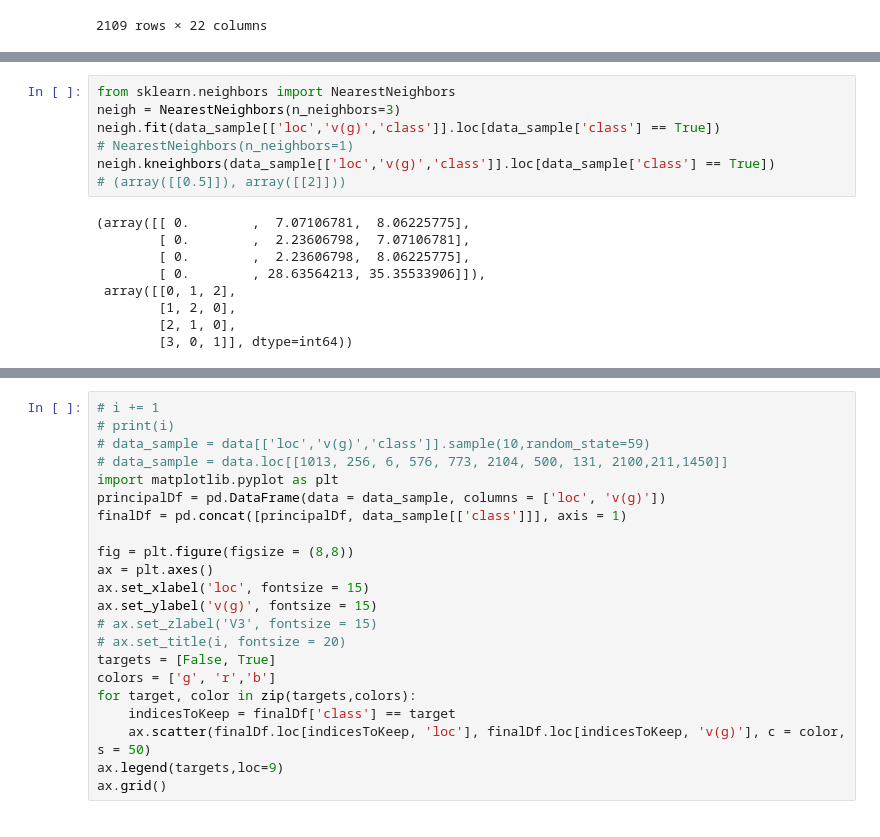
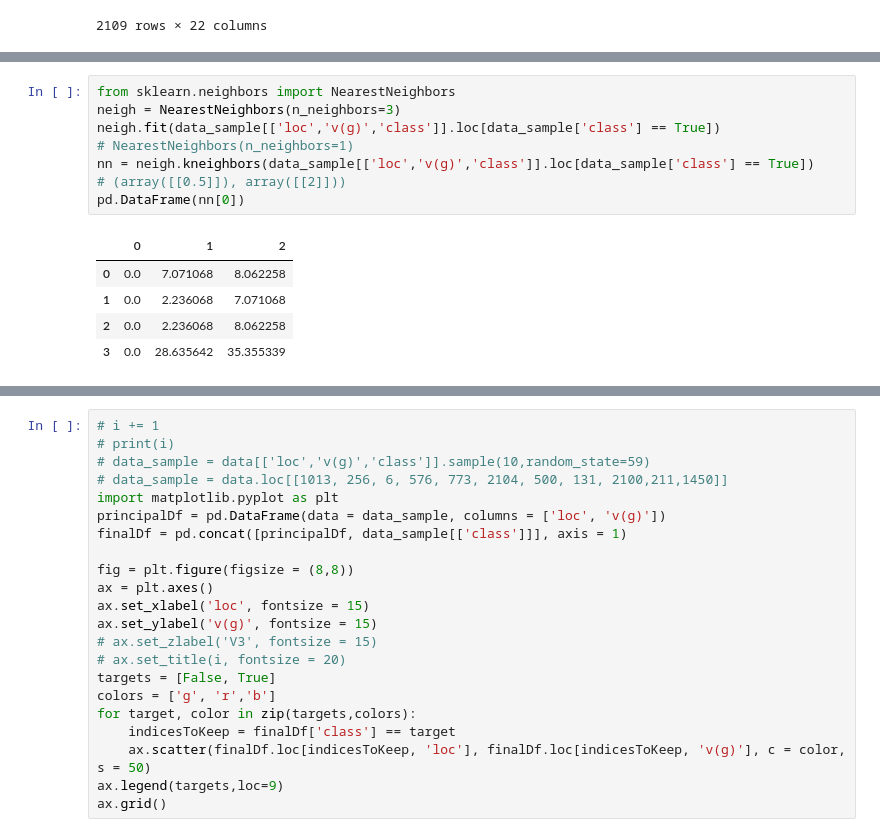
Before and after one commit to Fajaragst/Skripsi-code, a Jupyter notebook: Eksperimen/SMOTE/Untitled1.ipynb, the cells around one changed output, grey strips where cells are left out. Saved outputs shown, nothing was run; the diff lists cells and outputs as text.

```diff
--- a/Eksperimen/SMOTE/Untitled1.ipynb
+++ b/Eksperimen/SMOTE/Untitled1.ipynb
@@ -32,16 +34,14 @@ data_sample[['loc','v(g)','class']].loc[data_sample['class'] == True]
 # %%
 from sklearn.neighbors import NearestNeighbors
 neigh = NearestNeighbors(n_neighbors=3)
 neigh.fit(data_sample[['loc','v(g)','class']].loc[data_sample['class'] == True])
 # NearestNeighbors(n_neighbors=1)
-neigh.kneighbors(data_sample[['loc','v(g)','class']].loc[data_sample['class'] == True])
+nn = neigh.kneighbors(data_sample[['loc','v(g)','class']].loc[data_sample['class'] == True])
 # (array([[0.5]]), array([[2]]))
+pd.DataFrame(nn[0])
 # %% [output]
-(array([[ 0.        ,  7.07106781,  8.06225775],
-        [ 0.        ,  2.23606798,  7.07106781],
-        [ 0.        ,  2.23606798,  8.06225775],
-        [ 0.        , 28.63564213, 35.35533906]]),
- array([[0, 1, 2],
-        [1, 2, 0],
-        [2, 1, 0],
-        [3, 0, 1]], dtype=int64))
+|  | 0 | 1 | 2 |
+| 0 | 0.0 | 7.071068 | 8.062258 |
+| 1 | 0.0 | 2.236068 | 7.071068 |
+| 2 | 0.0 | 2.236068 | 8.062258 |
+| 3 | 0.0 | 28.635642 | 35.355339 |
```
Also changed, not shown: parts of 13 cells of this notebook, 8 other files.
